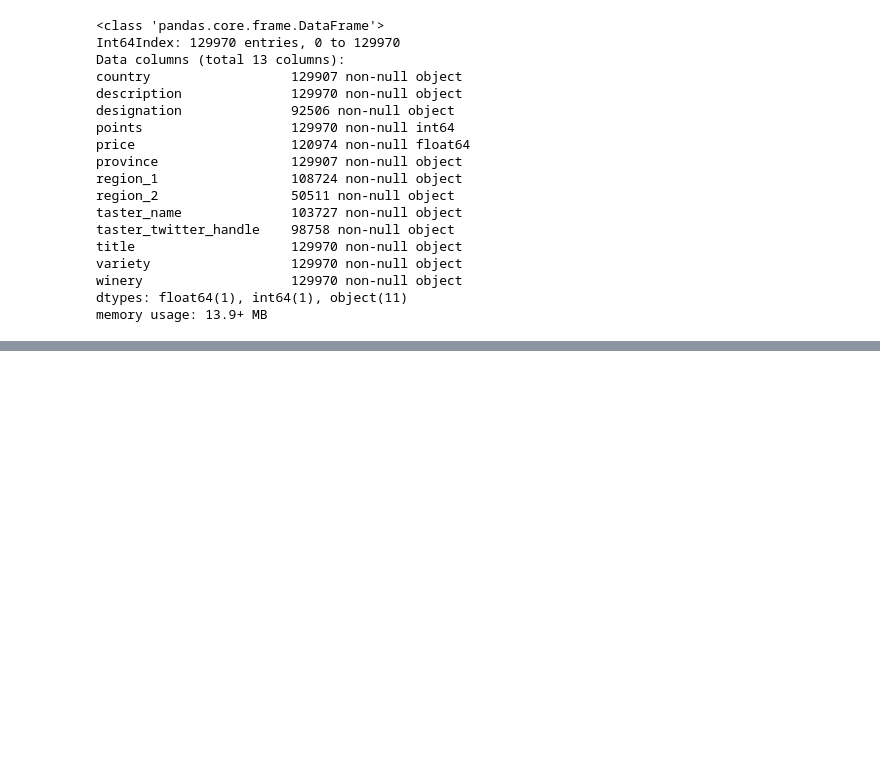
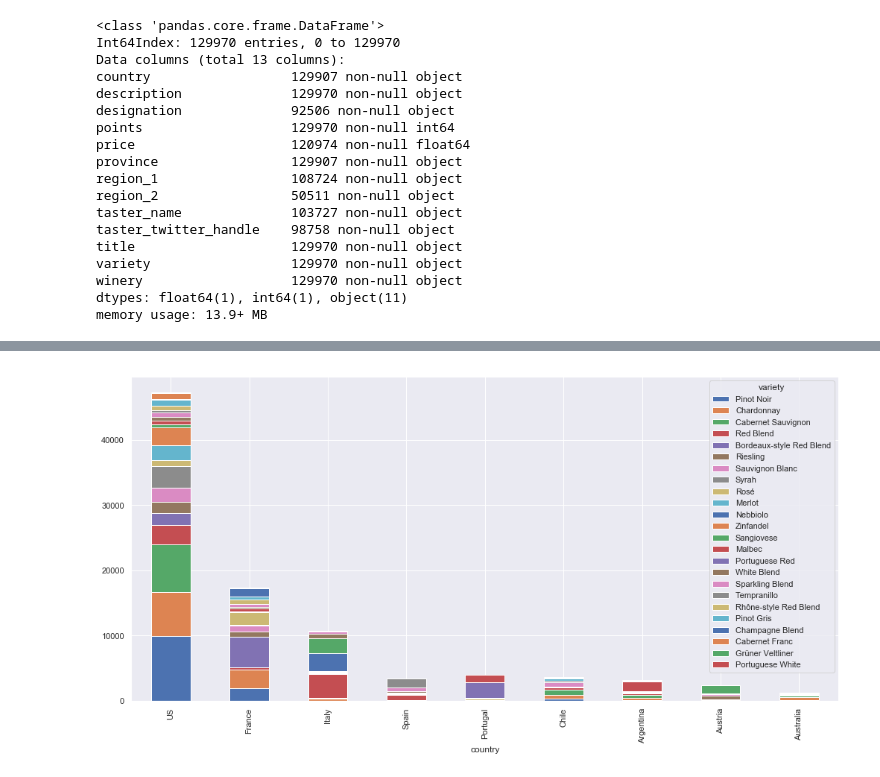
Before and after one commit to miyamuse/wine-blog, a Jupyter notebook: index.ipynb, the cells around one changed output, grey strips where cells are left out. Saved outputs shown, nothing was run; the diff lists cells and outputs as text; code cells hidden in the pictures; blank space fills up the shorter version.

```diff
--- a/index.ipynb
+++ b/index.ipynb
@@ -111,0 +163,5 @@ ax = sns.countplot(x="variety", data=wine, order=wine["variety"].value_counts().
+# %%
+grouped2 = pd.crosstab(index=wine["country"], columns=wine["variety"], margins=True)
+grouped2 = grouped2.sort_values("All", ascending=False, axis=1)
+grouped2 = grouped2.sort_values('All', ascending=False)
+grouped2
@@ -112,2 +188,10 @@ ax = sns.countplot(x="variety", data=wine, order=wine["variety"].value_counts().
+# %%
+stacked_graph = grouped2.iloc[:10, :25]
+stacked_graph = stacked_graph.drop("All")
+stacked_graph = stacked_graph.drop("All", axis=1)
+# %%
+stacked_graph.plot.bar(stacked=True);
+# %% [output]
+[figure, added]
 # %%
 import geopandas as gpd
```
Also changed, not shown: parts of 23 cells of this notebook, 5 other files.
